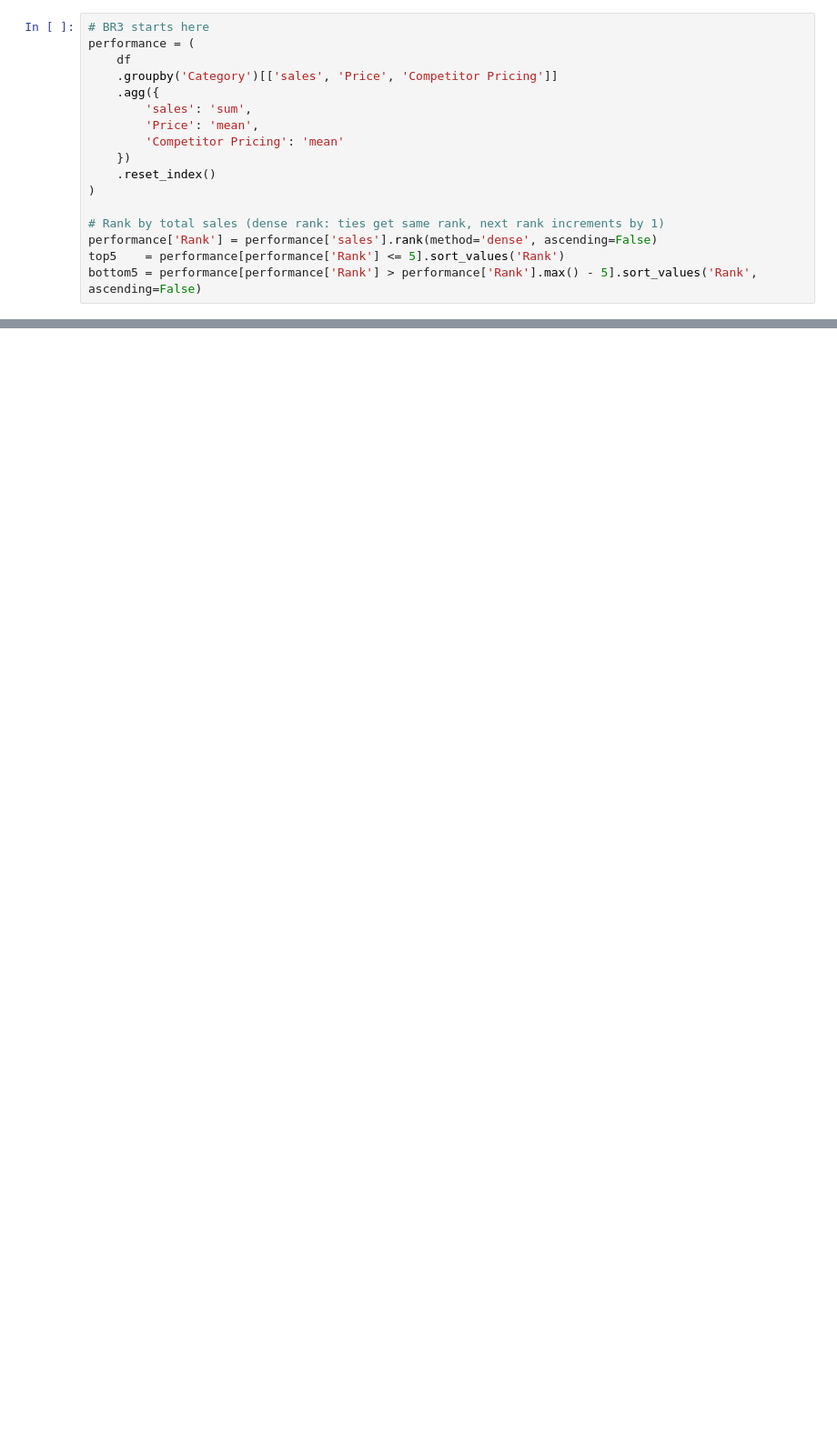
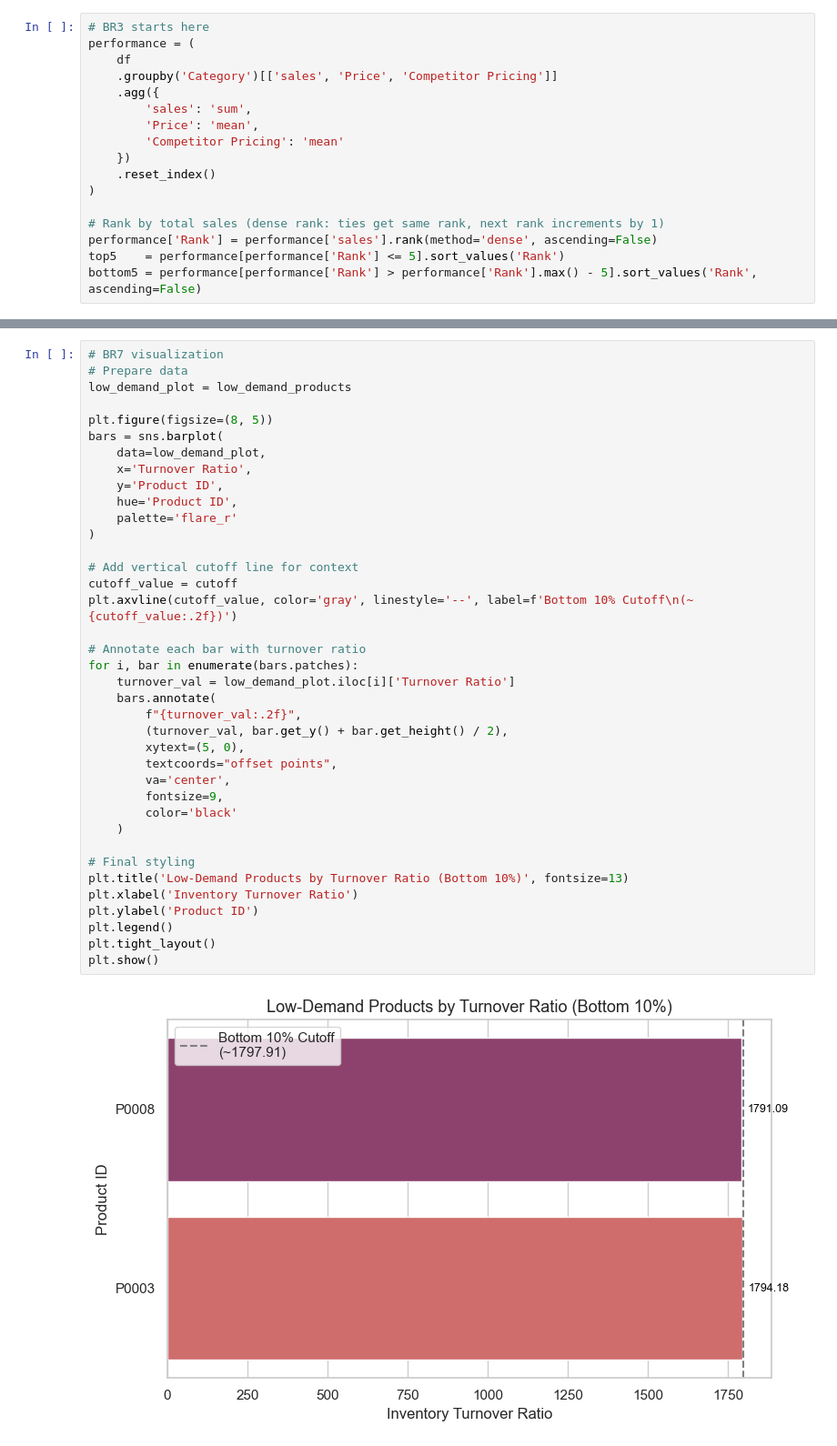
Before and after one commit to Abhijeeth7/Retail-Store-Inventory-Forecasting-Data-Analysis, a Jupyter notebook: Python_file/Retail-Store-Data-Analysis.ipynb, the cells around one changed output, grey strips where cells are left out. Shown at 91% size. Drawn from its saved outputs; the diff is of its cells as text; blank space fills up the shorter version.

```diff
--- a/Python_file/Retail-Store-Data-Analysis.ipynb
+++ b/Python_file/Retail-Store-Data-Analysis.ipynb
@@ -594,0 +965,40 @@ plt.show()
+# %%
+# BR7 visualization
+# Prepare data
+low_demand_plot = low_demand_products
+
+plt.figure(figsize=(8, 5))
+bars = sns.barplot(
+    data=low_demand_plot,
+    x='Turnover Ratio',
+    y='Product ID',
+    hue='Product ID',
+    palette='flare_r'
+)
+
+# Add vertical cutoff line for context
+cutoff_value = cutoff
+plt.axvline(cutoff_value, color='gray', linestyle='--', label=f'Bottom 10% Cutoff\n(~{cutoff_value:.2f})')
+
+# Annotate each bar with turnover ratio
+for i, bar in enumerate(bars.patches):
+    turnover_val = low_demand_plot.iloc[i]['Turnover Ratio']
+    bars.annotate(
+        f"{turnover_val:.2f}",
+        (turnover_val, bar.get_y() + bar.get_height() / 2),
+        xytext=(5, 0),
+        textcoords="offset points",
+        va='center',
+        fontsize=9,
+        color='black'
+    )
+
+# Final styling
+plt.title('Low-Demand Products by Turnover Ratio (Bottom 10%)', fontsize=13)
+plt.xlabel('Inventory Turnover Ratio')
+plt.ylabel('Product ID')
+plt.legend()
+plt.tight_layout()
+plt.show()
+# %% [output]
+[figure, added]
```
Also changed, not shown: parts of 28 cells of this notebook, 1 other file.
